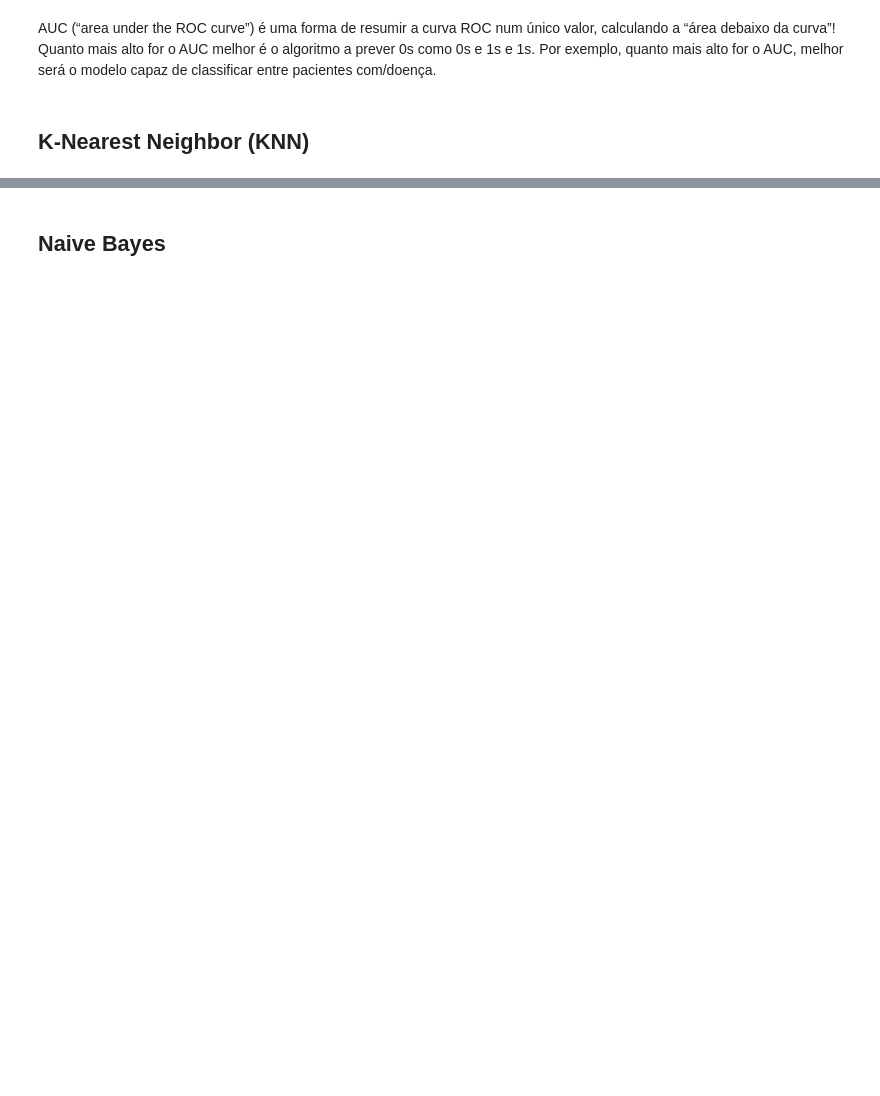
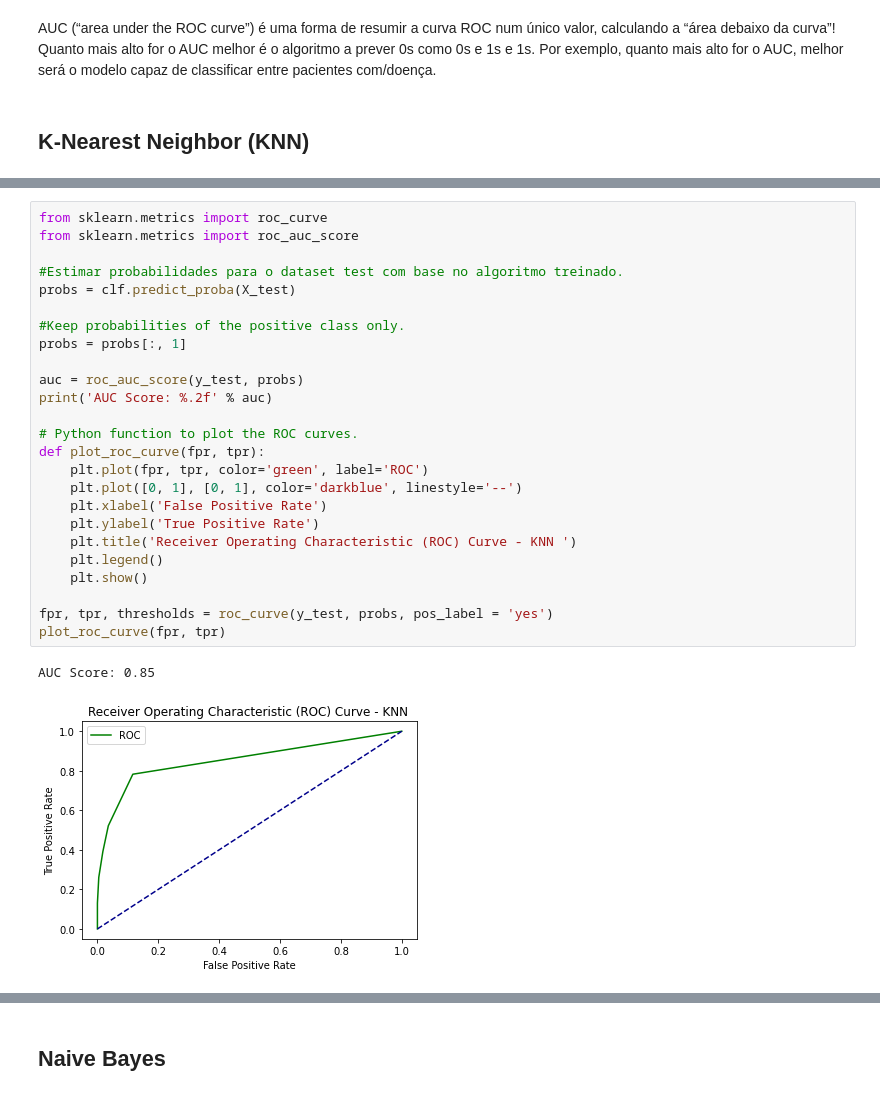
Before and after one commit to Zyrvurk/DataMining_I, a Jupyter notebook: Machine Learning & Data Analysis.ipynb, the cells around one changed output, grey strips where cells are left out. Cells and saved outputs as stored; diff of their text form; blank space fills up the shorter version.

```diff
--- a/Machine Learning & Data Analysis.ipynb
+++ b/Machine Learning & Data Analysis.ipynb
@@ -457,0 +506,28 @@ AUC Score: 0.77
+# %%
+from sklearn.metrics import roc_curve
+from sklearn.metrics import roc_auc_score
+
+#Estimar probabilidades para o dataset test com base no algoritmo treinado.
+probs = clf.predict_proba(X_test)
+
+#Keep probabilities of the positive class only.
+probs = probs[:, 1]
+
+auc = roc_auc_score(y_test, probs)
+print('AUC Score: %.2f' % auc)
+
+# Python function to plot the ROC curves.
+def plot_roc_curve(fpr, tpr):
+    plt.plot(fpr, tpr, color='green', label='ROC')
+    plt.plot([0, 1], [0, 1], color='darkblue', linestyle='--')
+    plt.xlabel('False Positive Rate')
+    plt.ylabel('True Positive Rate')
+    plt.title('Receiver Operating Characteristic (ROC) Curve - KNN ')
+    plt.legend()
+    plt.show()
+
+fpr, tpr, thresholds = roc_curve(y_test, probs, pos_label = 'yes')
+plot_roc_curve(fpr, tpr)
+# %% [output]
+AUC Score: 0.85
+[figure, added]
```
Also changed, not shown: parts of 29 cells of this notebook.
